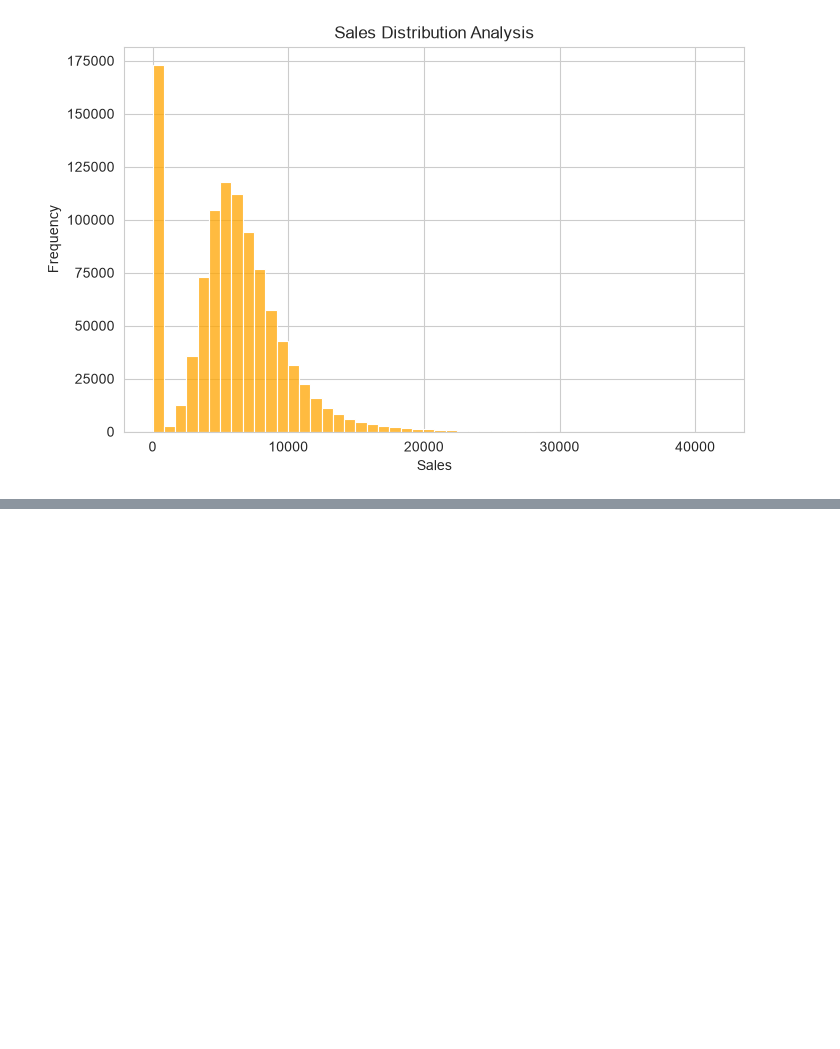
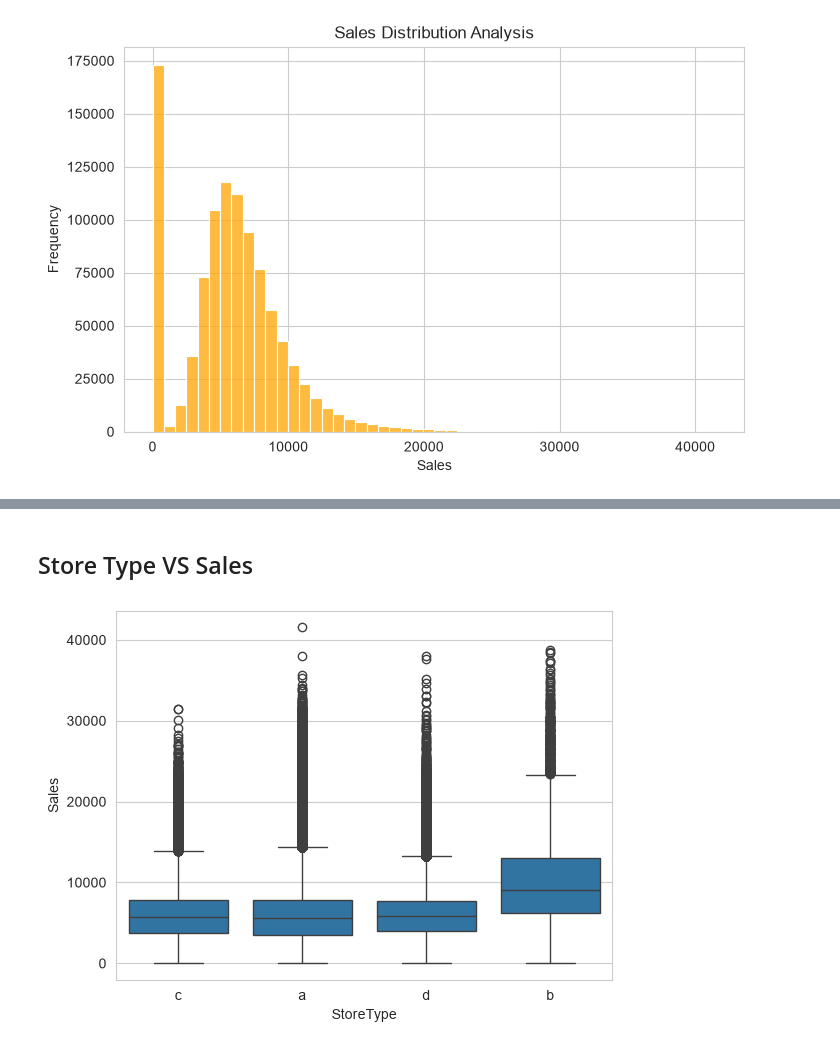
Before and after one commit to MirzaRafi900/Retail-Sales-Forecasting-Research, a Jupyter notebook: Notebooks/01_EDA.ipynb, the cells around one changed output, grey strips where cells are left out. Saved outputs shown, nothing was run; the diff lists cells and outputs as text; code cells hidden in the pictures; blank space fills up the shorter version.

Commit message:
Storetype VS sales

```diff
--- a/Notebooks/01_EDA.ipynb
+++ b/Notebooks/01_EDA.ipynb
@@ -146,0 +158,18 @@ plt.show()
+# %% [markdown]
+## Store Type VS Sales
+# %%
+df.groupby("StoreType")["Sales"].mean()
+
+sns.boxplot(
+    x="StoreType",
+    y="Sales",
+    data=df
+)
+
+plt.savefig(
+    "../Figures/StoreTypes_VS_Sales.jpeg",
+    dpi=300,
+    bbox_inches="tight"
+)
+# %% [output]
+[figure, added]
```
Also changed, not shown: parts of 5 cells of this notebook, 2 other files.
